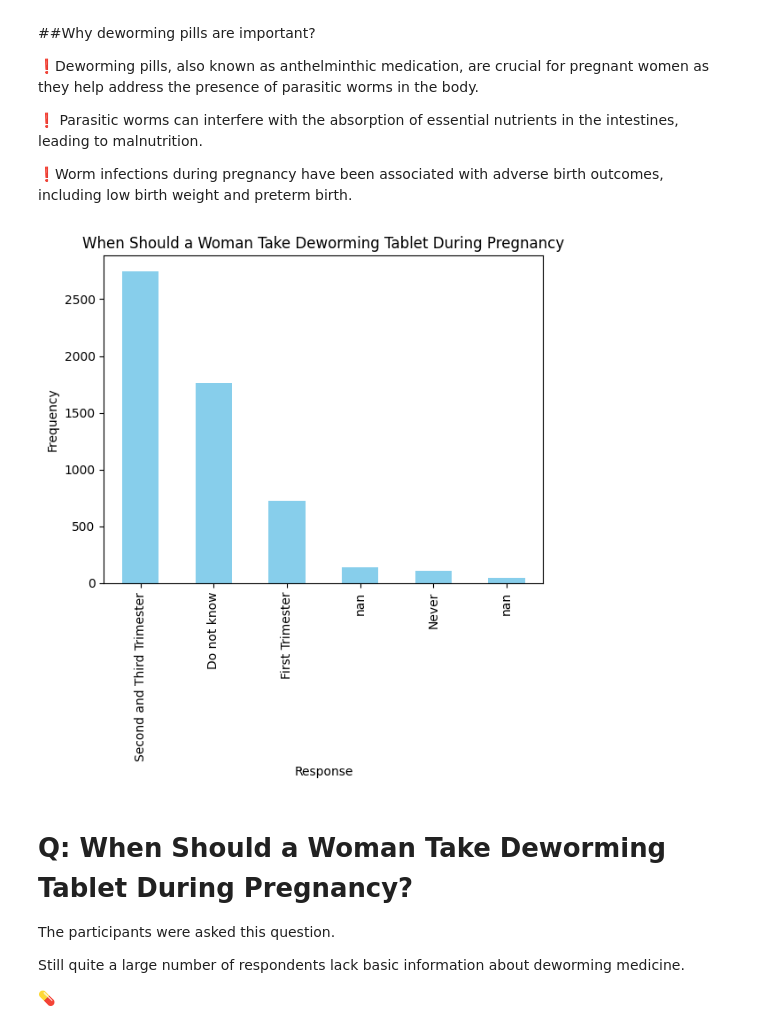
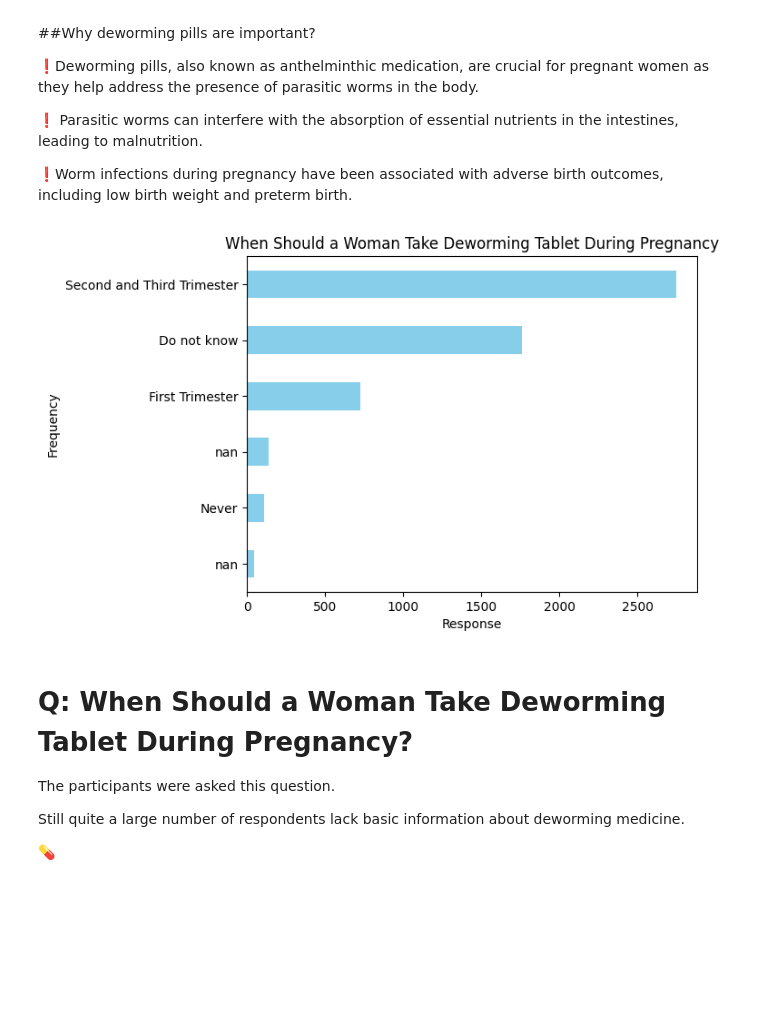
Before and after one commit to nurshat-ababakirov/poshan-food-insecurity, a Jupyter notebook: notebooks/poshan_workflow.ipynb, the cells around one changed output. Drawn from its saved outputs; the diff is of its cells as text; code cells hidden in the pictures; blank space fills up the shorter version.

```diff
--- a/notebooks/poshan_workflow.ipynb
+++ b/notebooks/poshan_workflow.ipynb
@@ -854,18 +842,0 @@ handwashing_mapping
-# %%
-values_to_drop = [66, 97]
-
-child_woman_household_copy2[handwashing_vars] = child_woman_household_copy2[handwashing_vars].replace(values_to_drop, None)
-
-child_woman_household_copy2 = child_woman_household_copy2.dropna(subset=handwashing_vars)
-
-handwashing_counts = child_woman_household_copy2[handwashing_vars].apply(lambda x: x.value_counts()).T
-
-handwashing_counts.plot(kind='bar', stacked=True)
-plt.title('Handwashing Behaviors - Frequencies')
-plt.xlabel('Handwashing Behaviors')
-plt.ylabel('Frequency')
-
-legend_labels = ['Not Mentioned', 'Mentioned']
-plt.legend(legend_labels, loc='upper right', bbox_to_anchor=(1.4, 1.0))
-
-plt.show()
@@ -945,25 +914,28 @@ Let us explore if women have knowledge on dewarming pills.
 # %%
 deworming_var = 'f6i_2'
 
 deworming_counts = child_woman_household_copy2[deworming_var].value_counts()
 
 response_labels = {
     0: 'Never',
     1: 'First Trimester',
     2: 'Second and Third Trimester',
     9: 'Do not know'
 }
 
 deworming_counts.index = deworming_counts.index.map(response_labels)
+deworming_counts = deworming_counts.sort_values(ascending=True)
 
-deworming_counts.plot(kind='bar', color='skyblue')
+deworming_counts.plot(kind='barh', color='skyblue')
+
 plt.title('When Should a Woman Take Deworming Tablet During Pregnancy')
 plt.xlabel('Response')
 plt.ylabel('Frequency')
 
+
 plt.show()
 # %% [output]
-[figure, old version]
+[figure, new version]
 # %% [markdown]
 # **Q: When Should a Woman Take Deworming Tablet During Pregnancy?**
 
```
Also changed, not shown: parts of 10 cells of this notebook.
